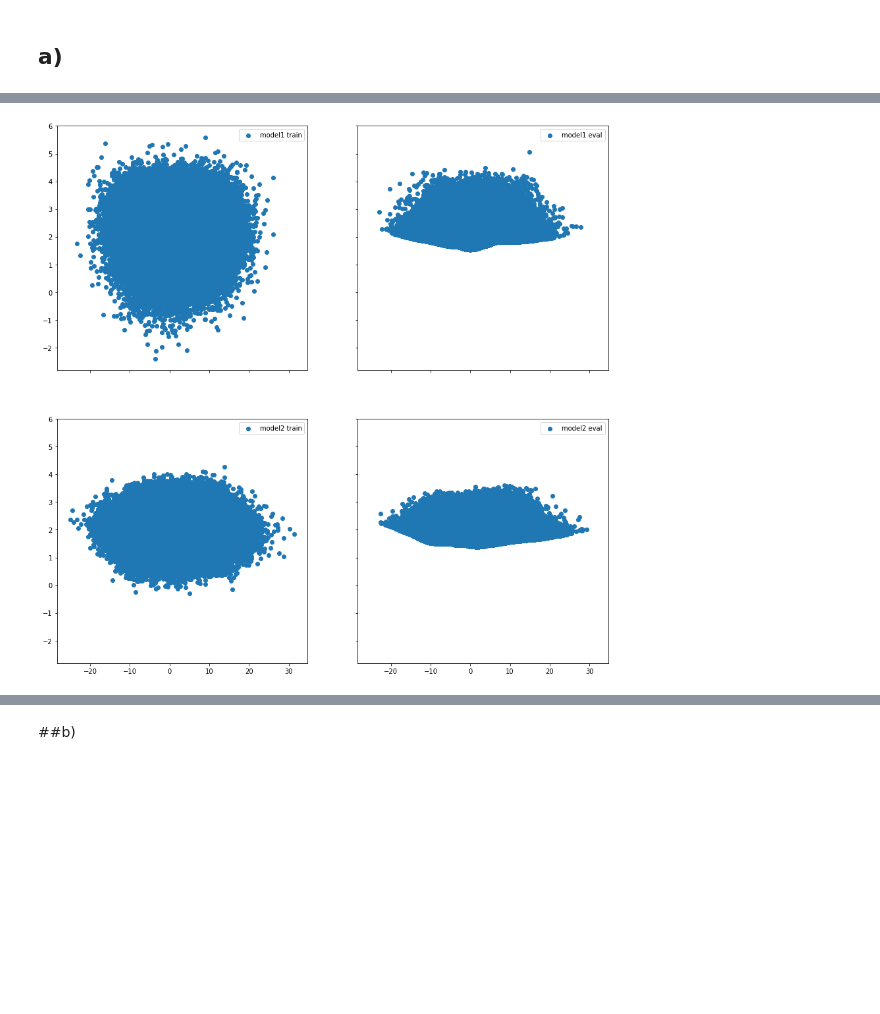
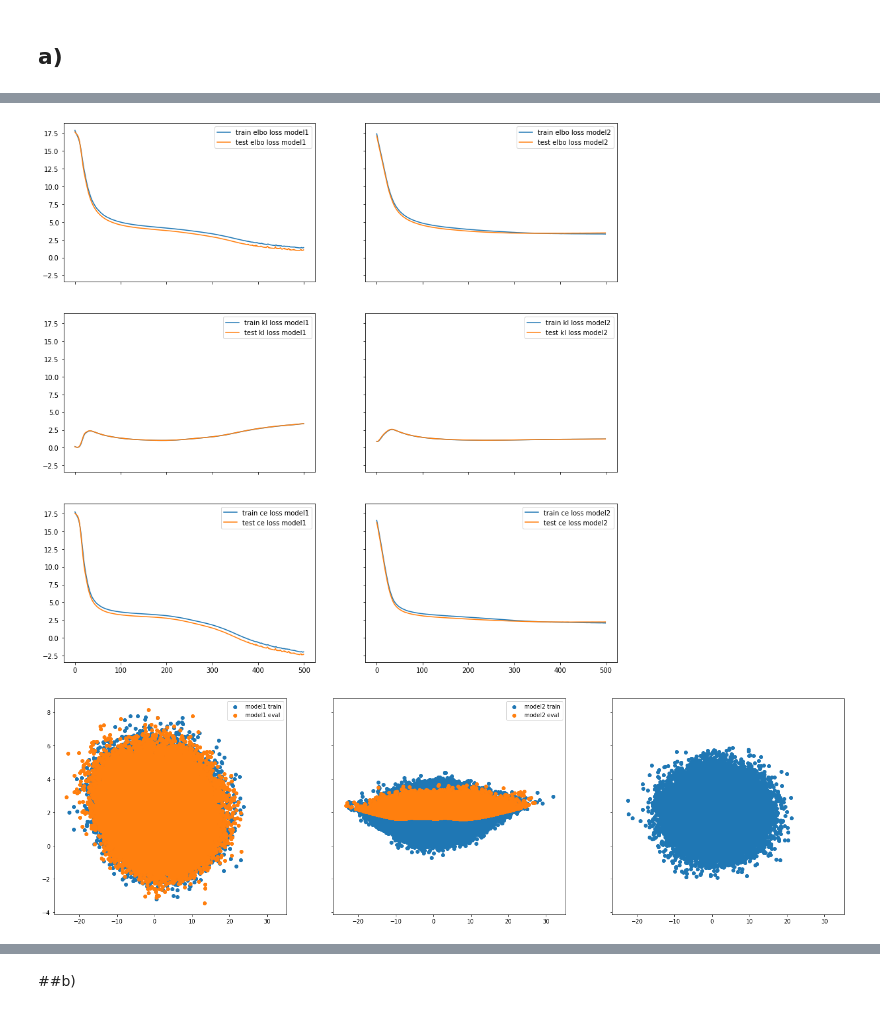
Before and after one commit to myutman/DUL, a Jupyter notebook: HW3.ipynb, the cells around one changed output, grey strips where cells are left out. Saved outputs shown, nothing was run; the diff lists cells and outputs as text; code cells hidden in the pictures; blank space fills up the shorter version.

```diff
--- a/HW3.ipynb
+++ b/HW3.ipynb
@@ -75,10 +75,16 @@ class VAE1(VAE):
 
         self.mu_encode = nn.Linear(64, 2)
         self.sigma_encode = nn.Linear(64, 2)
+        torch.nn.init.zeros_(self.mu_encode.bias)
+        torch.nn.init.xavier_normal_(self.mu_encode.weight)
+        torch.nn.init.zeros_(self.sigma_encode.bias)
         torch.nn.init.zeros_(self.sigma_encode.weight)
 
         self.mu_decode = nn.Linear(64, 2)
         self.sigma_decode = nn.Linear(64, 2)
+        torch.nn.init.zeros_(self.mu_decode.bias)
+        torch.nn.init.xavier_normal_(self.mu_decode.weight)
+        torch.nn.init.zeros_(self.sigma_decode.bias)
         torch.nn.init.zeros_(self.sigma_decode.weight)
 
     def encode(self, x):
@@ -99,10 +105,16 @@ class VAE2(VAE):
 
         self.mu_encode = nn.Linear(64, 2)
         self.sigma_encode = nn.Linear(64, 2)
+        torch.nn.init.zeros_(self.mu_encode.bias)
+        torch.nn.init.xavier_normal_(self.mu_encode.weight)
+        torch.nn.init.zeros_(self.sigma_encode.bias)
         torch.nn.init.zeros_(self.sigma_encode.weight)
 
         self.mu_decode = nn.Linear(64, 2)
         self.sigma_decode = nn.Linear(64, 1)
+        torch.nn.init.zeros_(self.mu_decode.bias)
+        torch.nn.init.xavier_normal_(self.mu_decode.weight)
+        torch.nn.init.zeros_(self.sigma_decode.bias)
         torch.nn.init.zeros_(self.sigma_decode.weight)
 
     def encode(self, x):
@@ -118,10 +130,10 @@ class VAE2(VAE):
         return mu, sigma
 
 def KL(mu, sigma):
-    return torch.mean(sigma.sum(dim=-1) + (mu**2).sum(dim=-1) - 2 - torch.log(sigma.prod(dim=-1) + 1e-9)) / 2
+    return torch.mean((sigma.sum(dim=-1) + (mu**2).sum(dim=-1) - 2 - torch.log(sigma.prod(dim=-1) + 1e-9)) / 2)
 
 def CrossEntropy(mu, sigma, x):
-    return torch.mean((torch.log(sigma.prod(dim=-1) + 1e-9) + 2 * np.log(2 * np.pi) + ((x - mu)**2 * sigma**(-1)).sum(dim=-1)) / 2)
+    return torch.mean((torch.log(sigma.prod(dim=-1) + 1e-9) + np.log(2 * np.pi) + ((x - mu)**2 * sigma**(-1)).sum(dim=-1)) / 2)
 
 class ELBOLoss(nn.Module):
     def __init__(self):
@@ -240,24 +230,52 @@ def sample(model, is_train, n):
+# %%
+fig = plt.figure(figsize=(15, 15))
+ax = fig.subplots(nrows=3, ncols=2, sharex=True, sharey=True)
+ax[0][0].plot(range(num_epochs), train_losses1)
+ax[0][0].plot(range(num_epochs), test_losses1)
+ax[0][0].legend(['train elbo loss model1', 'test elbo loss model1'])
+
+ax[0][1].plot(range(num_epochs), train_losses2)
+ax[0][1].plot(range(num_epochs), test_losses2)
+ax[0][1].legend(['train elbo loss model2', 'test elbo loss model2'])
+
+ax[1][0].plot(range(num_epochs), train_kl1)
+ax[1][0].plot(range(num_epochs), test_kl1)
+ax[1][0].legend(['train kl loss model1', 'test kl loss model1'])
+
+ax[1][1].plot(range(num_epochs), train_kl2)
+ax[1][1].plot(range(num_epochs), test_kl2)
+ax[1][1].legend(['train kl loss model2', 'test kl loss model2'])
+
+ax[2][0].plot(range(num_epochs), train_ce1)
+ax[2][0].plot(range(num_epochs), test_ce1)
+ax[2][0].legend(['train ce loss model1', 'test ce loss model1'])
+
+ax[2][1].plot(range(num_epochs), train_ce2)
+ax[2][1].plot(range(num_epochs), test_ce2)
+ax[2][1].legend(['train ce loss model2', 'test ce loss model2'])
+
+plt.show()
+# %% [output]
+[figure, added]
 # %%
-fig = plt.figure(figsize=(15, 15))
+fig = plt.figure(figsize=(25, 7))
 
-ax = fig.subplots(nrows=2, ncols=2, sharex=True, sharey=True)
+ax = fig.subplots(nrows=1, ncols=3, sharex=True, sharey=True)
 
-sampled = sample(model1, True, 100000).cpu().detach().numpy()
-ax[0][0].scatter(x=sampled[:,0], y=sampled[:,1])
-ax[0][0].legend(['model1 train'])
+train_sample = sample(model1, True, 100000).cpu().detach().numpy()
+eval_sample = sample(model1, False, 100000).cpu().detach().numpy()
+ax[0].scatter(x=train_sample[:,0], y=train_sample[:,1])
+ax[0].scatter(x=eval_sample[:,0], y=eval_sample[:,1])
+ax[0].legend(['model1 train', 'model1 eval'])
 
-sampled = sample(model1, False, 100000).cpu().detach().numpy()
-ax[0][1].scatter(x=sampled[:,0], y=sampled[:,1])
-ax[0][1].legend(['model1 eval'])
+train_sample = sample(model2, True, 100000).cpu().detach().numpy()
+eval_sample = sample(model2, False, 100000).cpu().detach().numpy()
+ax[1].scatter(x=train_sample[:,0], y=train_sample[:,1])
+ax[1].scatter(x=eval_sample[:,0], y=eval_sample[:,1])
+ax[1].legend(['model2 train', 'model2 eval'])
 
-sampled = sample(model2, True, 100000).cpu().detach().numpy()
-ax[1][0].scatter(x=sampled[:,0], y=sampled[:,1])
-ax[1][0].legend(['model2 train'])
-
-sampled = sample(model2, False, 100000).cpu().detach().numpy()
-ax[1][1].scatter(x=sampled[:,0], y=sampled[:,1])
-ax[1][1].legend(['model2 eval'])
+ax[2].scatter(x=train_data[:,0], y=train_data[:,1])
 
 plt.show()
 # %% [output]
-[figure, old version]
+[figure, new version]
```
Also changed, not shown: parts of 20 cells of this notebook.
